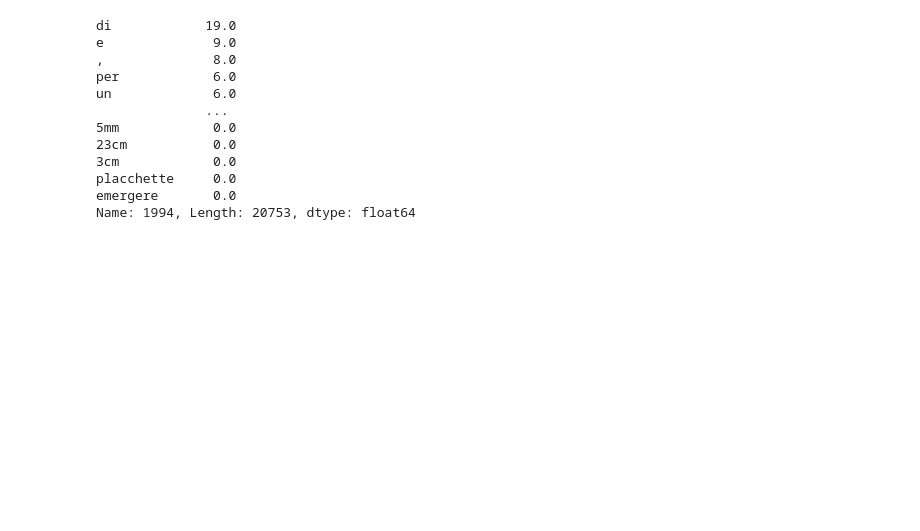
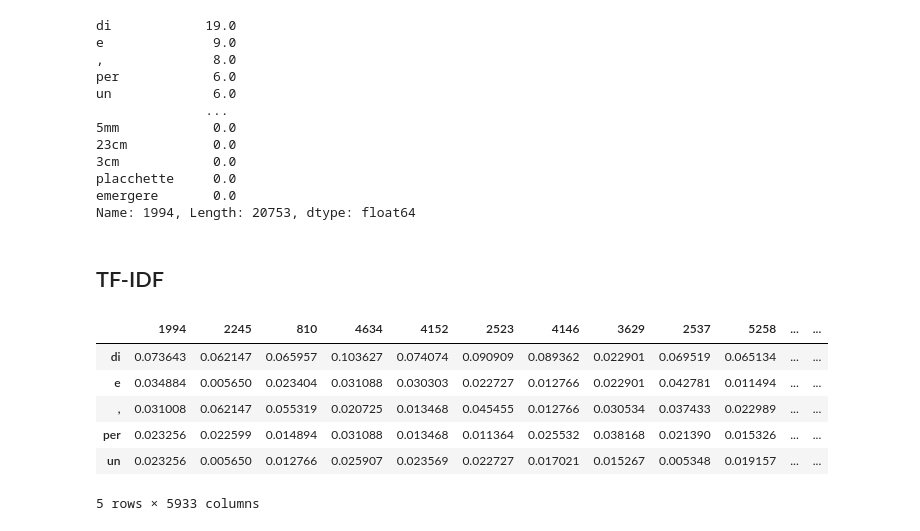
Before and after one commit to umilISLab/midh, a Jupyter notebook: AA2025-26/nlp/search_engine.ipynb, the cells around one changed output. Cells and saved outputs as stored; diff of their text form; code cells hidden in the pictures; blank space fills up the shorter version.

```diff
--- a/AA2025-26/nlp/search_engine.ipynb
+++ b/AA2025-26/nlp/search_engine.ipynb
@@ -146,3 +173,5 @@ un             6.0
 placchette     0.0
 emergere       0.0
 Name: 1994, Length: 20753, dtype: float64
+# %% [markdown]
+## TF-IDF
@@ -148,0 +180,10 @@ Name: 1994, Length: 20753, dtype: float64
+# %%
+WTF.head()
+# %% [output]
+|  | 1994 | 2245 | 810 | 4634 | 4152 | 2523 | 4146 | 3629 | 2537 | 5258 | ... | ... |
+| di | 0.073643 | 0.062147 | 0.065957 | 0.103627 | 0.074074 | 0.090909 | 0.089362 | 0.022901 | 0.069519 | 0.065134 | ... | ... |
+| e | 0.034884 | 0.005650 | 0.023404 | 0.031088 | 0.030303 | 0.022727 | 0.012766 | 0.022901 | 0.042781 | 0.011494 | ... | ... |
+| , | 0.031008 | 0.062147 | 0.055319 | 0.020725 | 0.013468 | 0.045455 | 0.012766 | 0.030534 | 0.037433 | 0.022989 | ... | ... |
+| per | 0.023256 | 0.022599 | 0.014894 | 0.031088 | 0.013468 | 0.011364 | 0.025532 | 0.038168 | 0.021390 | 0.015326 | ... | ... |
+| un | 0.023256 | 0.005650 | 0.012766 | 0.025907 | 0.023569 | 0.022727 | 0.017021 | 0.015267 | 0.005348 | 0.019157 | ... | ... |
+5 rows × 5933 columns
```
Also changed, not shown: parts of 11 cells of this notebook.
